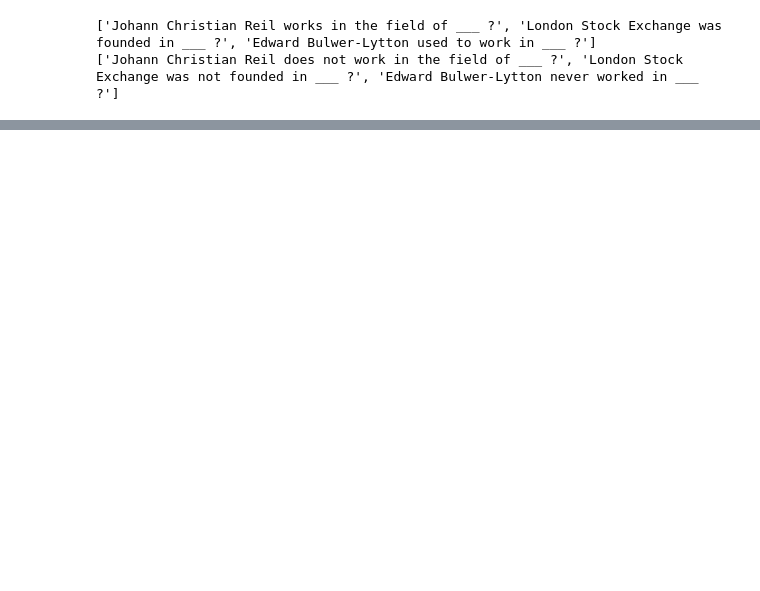
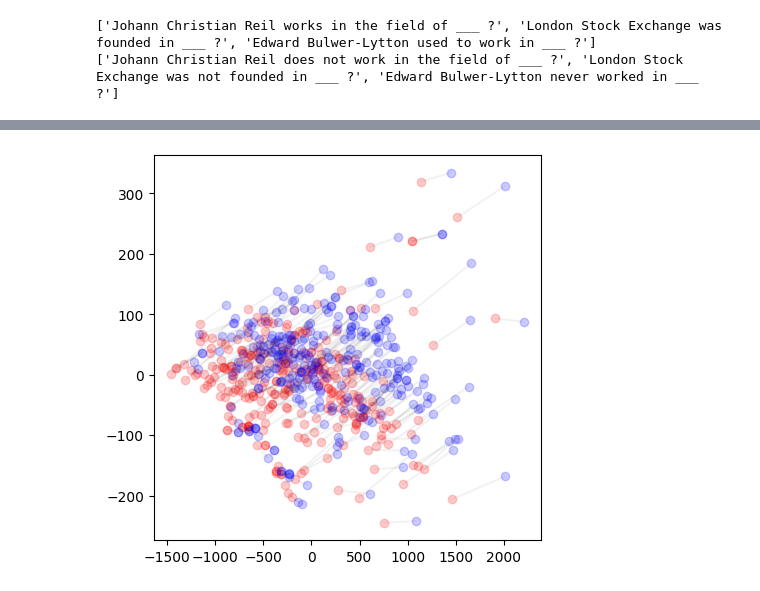
Before and after one commit to yuhui-zh15/InverseScaling, a Jupyter notebook: eval_pipeline/analyze_embedding_space.ipynb, the cells around one changed output, grey strips where cells are left out. Saved outputs shown, nothing was run; the diff lists cells and outputs as text; code cells hidden in the pictures; blank space fills up the shorter version.

```diff
--- a/eval_pipeline/analyze_embedding_space.ipynb
+++ b/eval_pipeline/analyze_embedding_space.ipynb
@@ -70,0 +172,4 @@ reduce_and_visualize(embeddings["ada"][0], embeddings["ada"][1], connection=True
+# %%
+reduce_and_visualize(embeddings_gpt2['gpt2'][0], embeddings_gpt2['gpt2'][1], connection=True)
+# %% [output]
+[figure, added]
```
Also changed, not shown: parts of 20 cells of this notebook, 2 other files.
